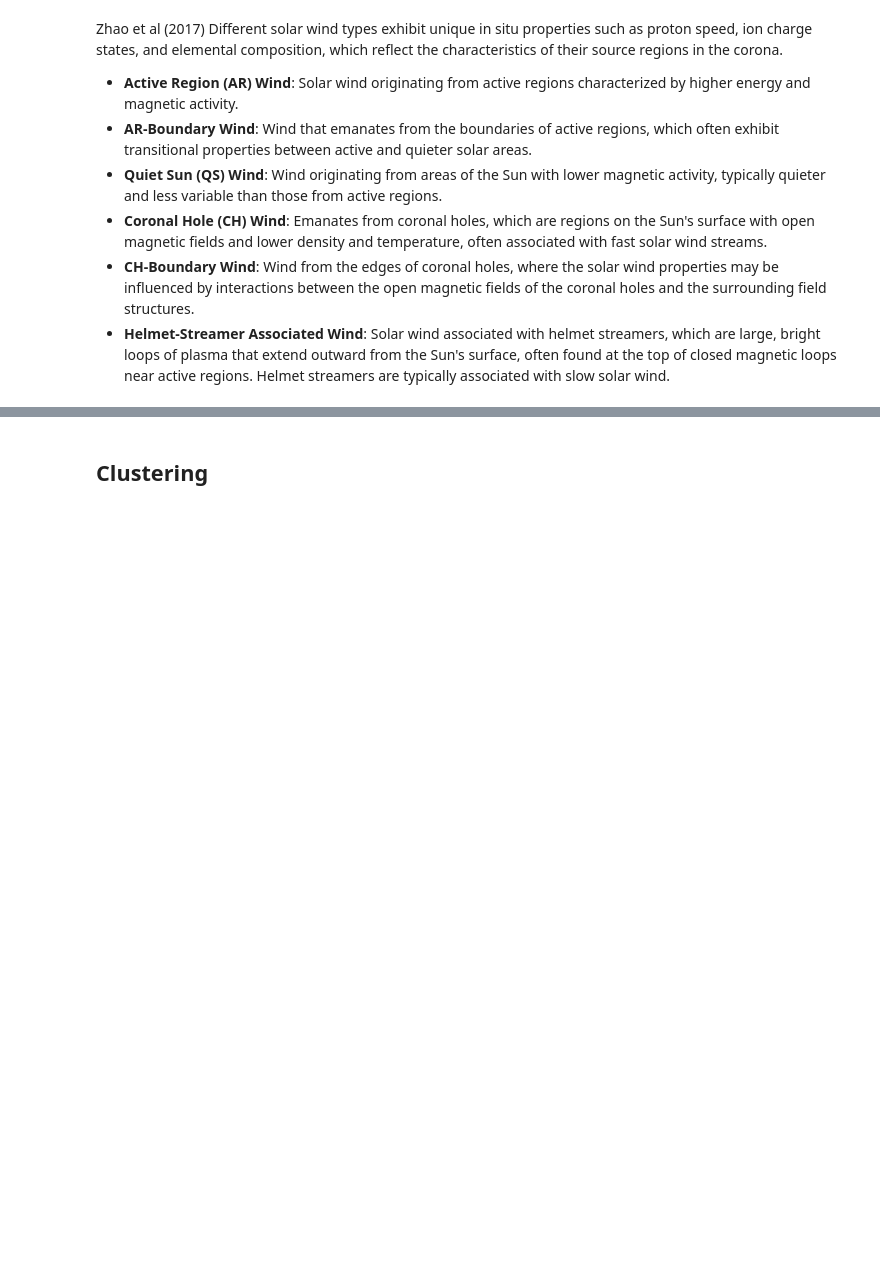
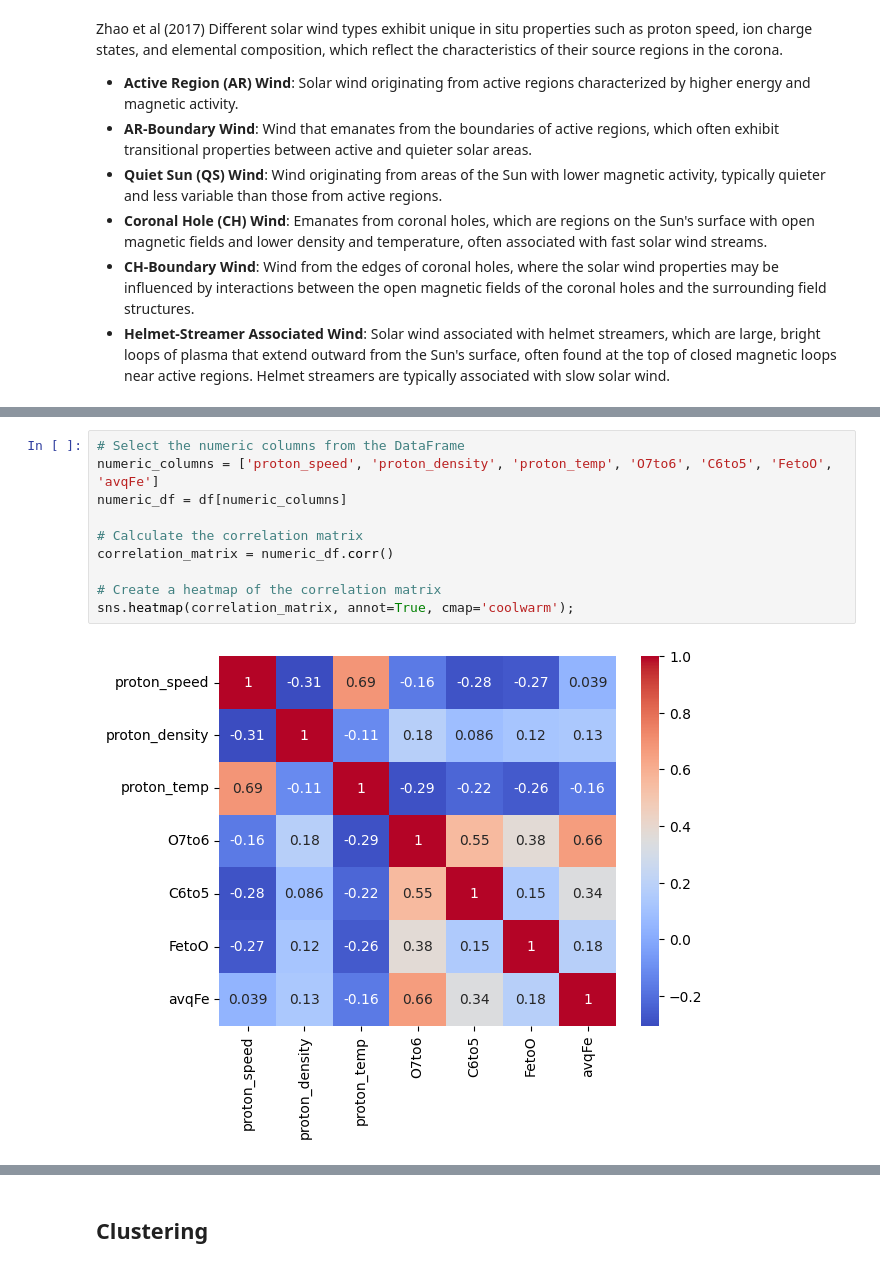
Before and after one commit to SarahAmiraslani/solar-wind-coronal-origin, a Jupyter notebook: notebooks/07_coronal_origin.ipynb, the cells around one changed output, grey strips where cells are left out. Cells and saved outputs as stored; diff of their text form; blank space fills up the shorter version.

```diff
--- a/notebooks/07_coronal_origin.ipynb
+++ b/notebooks/07_coronal_origin.ipynb
@@ -54,0 +139,12 @@ z_dot_RTN
+# %%
+# Select the numeric columns from the DataFrame
+numeric_columns = ['proton_speed', 'proton_density', 'proton_temp', 'O7to6', 'C6to5', 'FetoO', 'avqFe']
+numeric_df = df[numeric_columns]
+
+# Calculate the correlation matrix
+correlation_matrix = numeric_df.corr()
+
+# Create a heatmap of the correlation matrix
+sns.heatmap(correlation_matrix, annot=True, cmap='coolwarm');
+# %% [output]
+[figure, added]
```
Also changed, not shown: parts of 23 cells of this notebook, 1 other file.
